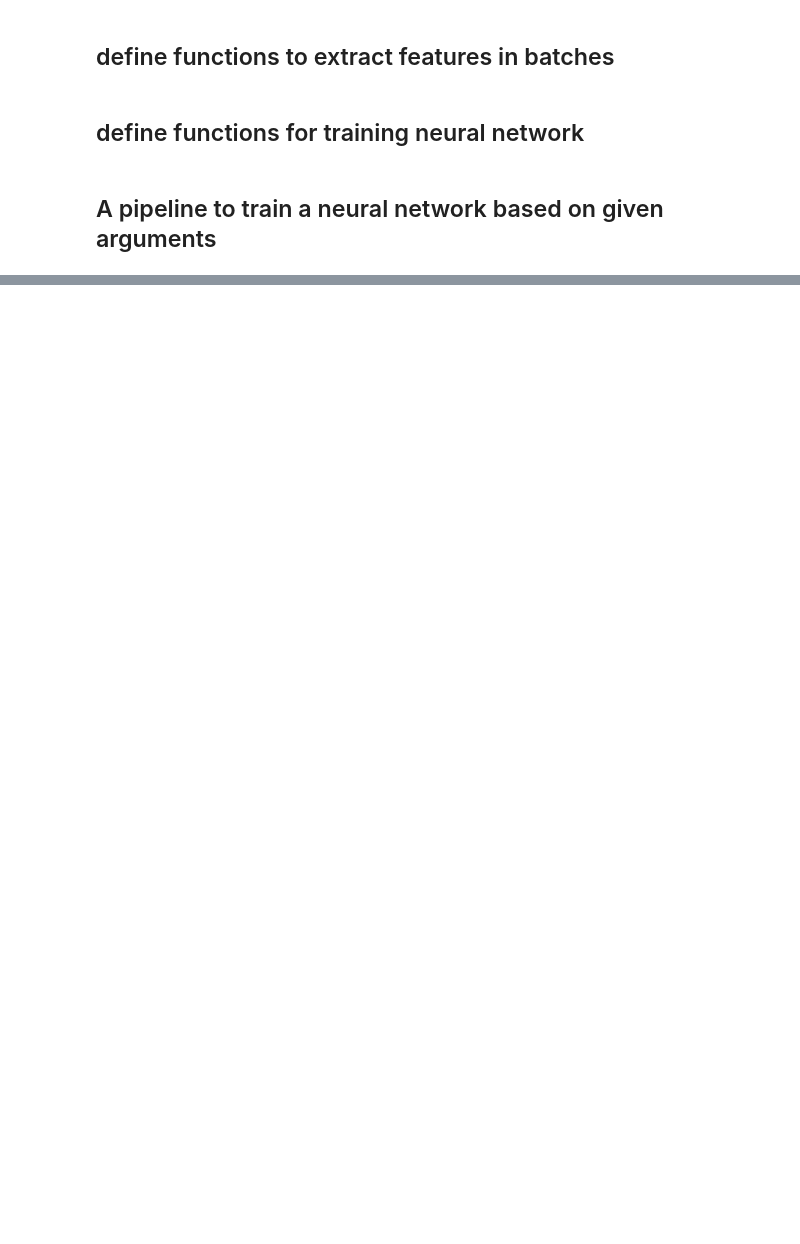
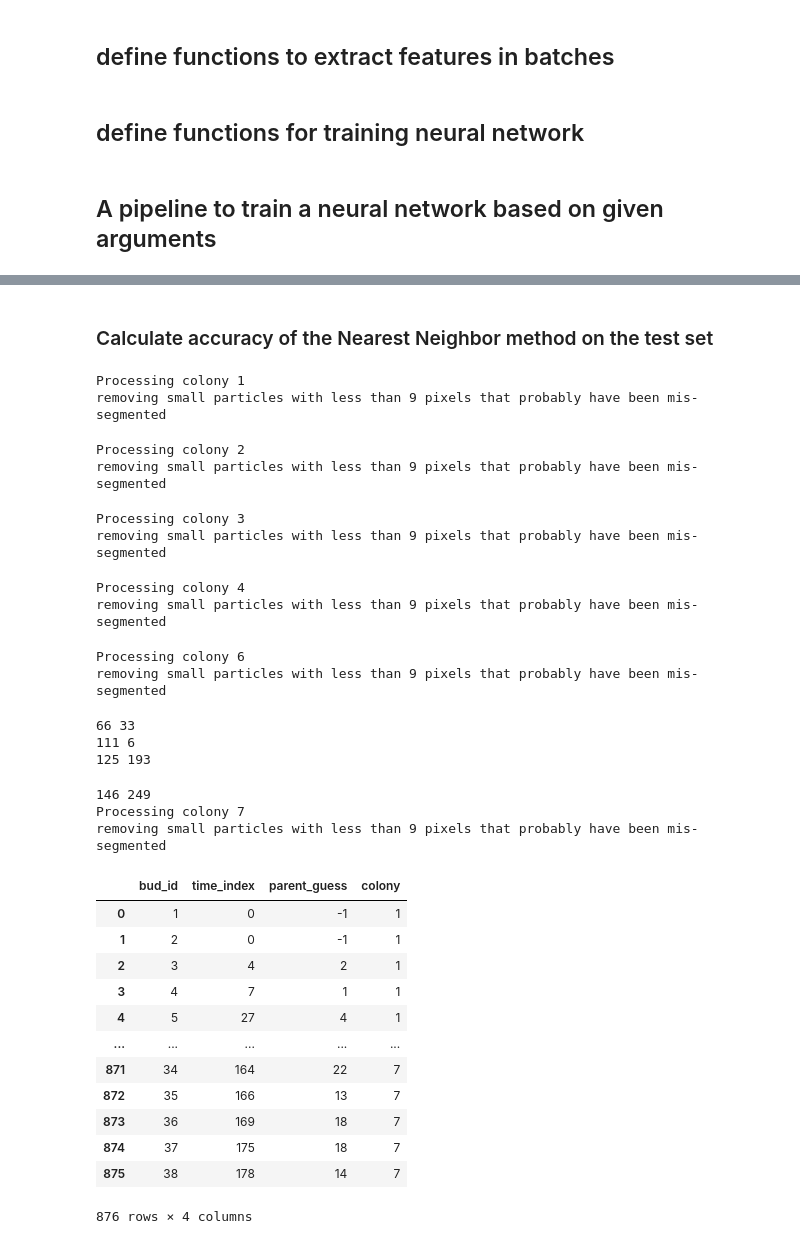
Before and after one commit to rahi-lab/LYN-track-and-trace, a Jupyter notebook: src/scripts/lineage_tracing_train_pipeline.ipynb, the cells around one changed output, grey strips where cells are left out. Saved outputs shown, nothing was run; the diff lists cells and outputs as text; code cells hidden in the pictures; blank space fills up the shorter version.

```diff
--- a/src/scripts/lineage_tracing_train_pipeline.ipynb
+++ b/src/scripts/lineage_tracing_train_pipeline.ipynb
@@ -385,3 +384,24 @@ lin_gt_all.reset_index(inplace=True, drop=True)
+# %%
+# load ground truth data
+ground_truth_path = [
+    '~/Documents/LPBS/LPBS_track_and_trace_sahand_data/Data_budding_yeast/recording_1/colony001_lineage_gt.csv',
+    '~/Documents/LPBS/LPBS_track_and_trace_sahand_data/Data_budding_yeast/recording_2/colony002_lineage_gt.csv',
+    '~/Documents/LPBS/LPBS_track_and_trace_sahand_data/Data_budding_yeast/recording_3/colony003_lineage_gt.csv',
+    '~/Documents/LPBS/LPBS_track_and_trace_sahand_data/Data_budding_yeast/recording_4/colony004_lineage_gt.csv',
+    '~/Documents/LPBS/LPBS_track_and_trace_sahand_data/Data_budding_yeast/recording_6_validation/colony000_lineage_gt.csv',
+    '~/Documents/LPBS/LPBS_track_and_trace_sahand_data/Data_budding_yeast/recording_7_test/colony005_lineage_gt.csv',
+    '~/Documents/LPBS/LPBS_track_and_trace_sahand_data/Data_budding_yeast/recording_external/colony_external_006_lineage_gt.csv',
+]
+lin_gt_all = pd.DataFrame()
+for lineage_gt_path in ground_truth_path:
+    lin_truth = pd.read_csv(lineage_gt_path)
+    lin_truth['colony'] = lineage_gt_path.split('/')[-2].split('_')[1]
+    lin_gt_all = pd.concat([lin_gt_all, lin_truth])
+lin_gt_all.rename(columns={'# parent_id': 'parent_GT'}, inplace=True)
+lin_gt_external = lin_gt_all.loc[lin_gt_all['colony']
+                                 == 'external'].reset_index(drop=True)
+lin_gt_all = lin_gt_all.loc[lin_gt_all['colony'] != 'external']
+lin_gt_all.reset_index(inplace=True, drop=True)
 # %%
 # extracting features and normalizing them if required
 features_all = pd.DataFrame()
@@ -586,0 +787,51 @@ test accuracy 0.9150326797385621
+# %% [markdown]
+### Calculate accuracy of the Nearest Neighbor method on the test set
+# %%
+lin_guess_all_n = pd.DataFrame()
+# Initialize the Lineage
+for segmentation, lineage_gt in zip(segmentation_files, ground_truth_path[:-1]):
+    colony = segmentation.split('/')[-2].split('_')[1]
+    print(f'Processing colony {colony}')
+    segmentation = SegmentationFile.from_h5(
+        segmentation).get_segmentation('FOV'+str(args['fov']))
+
+    lineage_guess_nn = LineageGuesserNearestCell(
+        segmentation=segmentation).guess_lineage()
+    lineage_guess_nn_df = pd.DataFrame()
+    lineage_guess_nn_df['bud_id'] = lineage_guess_nn.bud_ids
+    lineage_guess_nn_df['time_index'] = lineage_guess_nn.time_ids
+    lineage_guess_nn_df['parent_guess'] = lineage_guess_nn.parent_ids
+    lineage_guess_nn_df['colony'] = colony
+    lin_guess_all_n = pd.concat([lin_guess_all_n, lineage_guess_nn_df])
+lin_guess_all_n.reset_index(inplace=True, drop=True)
+lin_guess_all_n
+# %% [output]
+Processing colony 1
+removing small particles with less than 9 pixels that probably have been mis-segmented
+Processing colony 2
+removing small particles with less than 9 pixels that probably have been mis-segmented
+Processing colony 3
+removing small particles with less than 9 pixels that probably have been mis-segmented
+Processing colony 4
+removing small particles with less than 9 pixels that probably have been mis-segmented
+Processing colony 6
+removing small particles with less than 9 pixels that probably have been mis-segmented
+66 33
+111 6
+125 193
+146 249
+Processing colony 7
+removing small particles with less than 9 pixels that probably have been mis-segmented
+|  | bud_id | time_index | parent_guess | colony |
+| 0 | 1 | 0 | -1 | 1 |
+| 1 | 2 | 0 | -1 | 1 |
+| 2 | 3 | 4 | 2 | 1 |
+| 3 | 4 | 7 | 1 | 1 |
+| 4 | 5 | 27 | 4 | 1 |
+| ... | ... | ... | ... | ... |
+| 871 | 34 | 164 | 22 | 7 |
+| 872 | 35 | 166 | 13 | 7 |
+| 873 | 36 | 169 | 18 | 7 |
+| 874 | 37 | 175 | 18 | 7 |
+| 875 | 38 | 178 | 14 | 7 |
+876 rows × 4 columns
```
Also changed, not shown: parts of 29 cells of this notebook, 5 other files.
